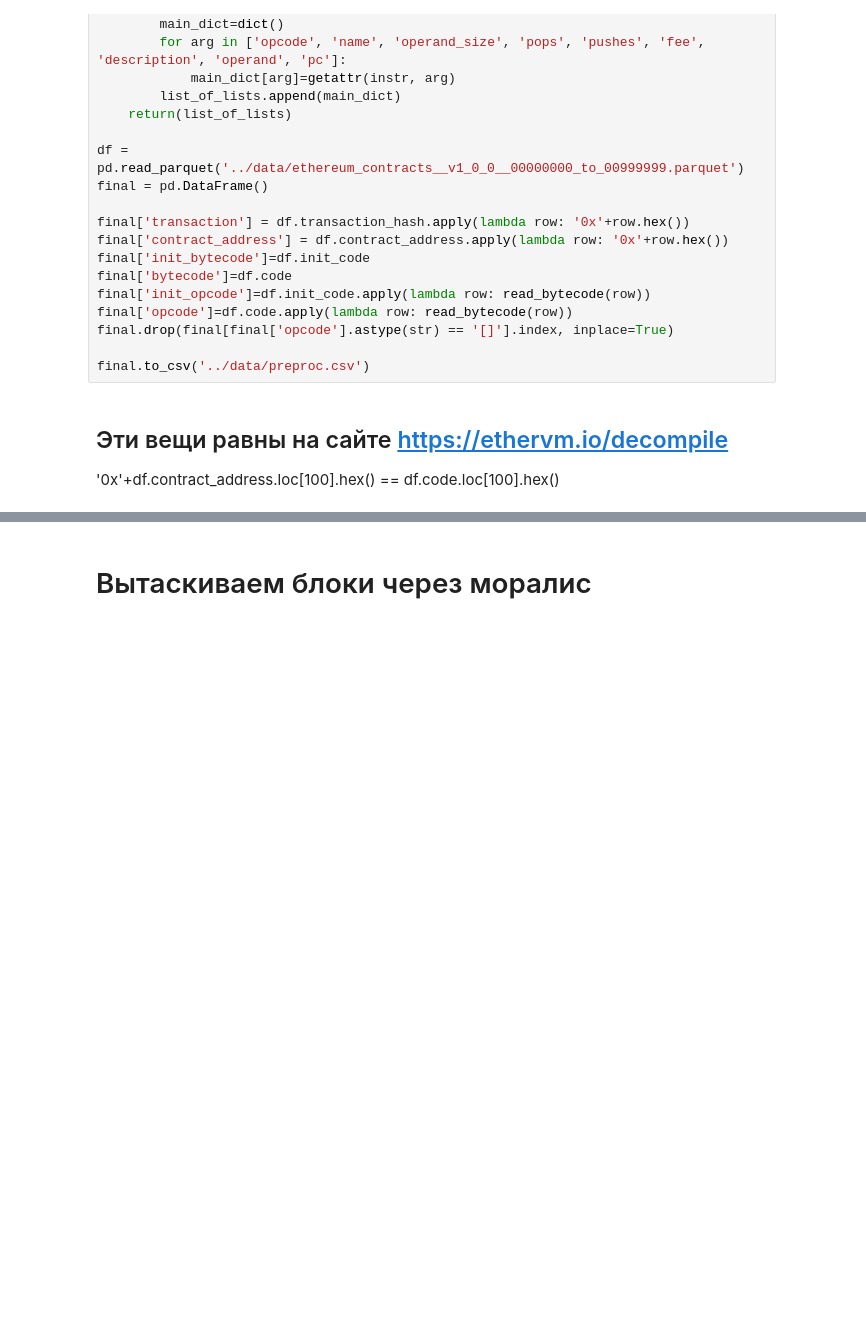
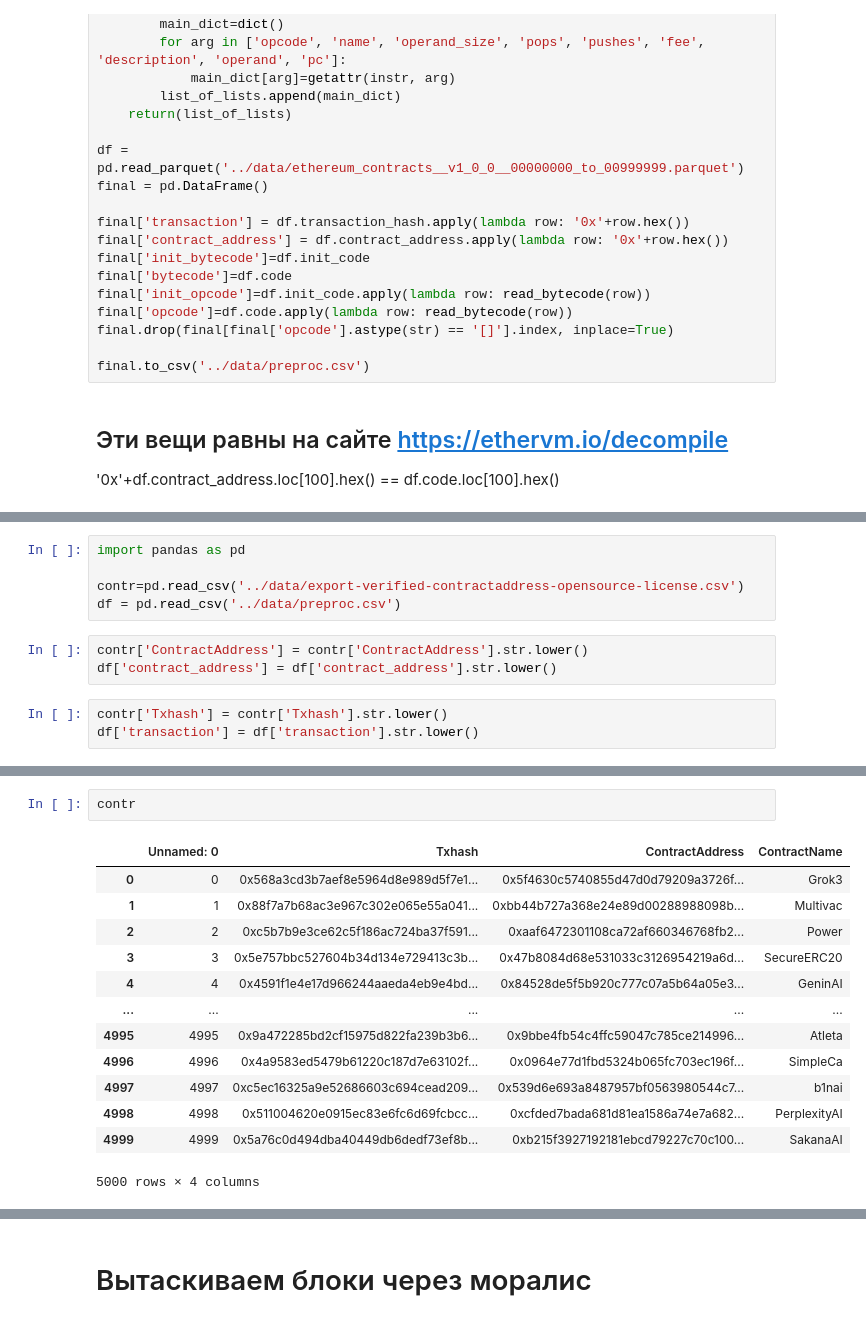
Before and after one commit to LiD022/BlockchainDiploma, a Jupyter notebook: notebooks/test.ipynb, the cells around one changed output, grey strips where cells are left out. Saved outputs shown, nothing was run; the diff lists cells and outputs as text; blank space fills up the shorter version.

```diff
--- a/notebooks/test.ipynb
+++ b/notebooks/test.ipynb
@@ -45,0 +48,11 @@ final.to_csv('../data/preproc.csv')
+# %%
+import pandas as pd
+
+contr=pd.read_csv('../data/export-verified-contractaddress-opensource-license.csv')
+df = pd.read_csv('../data/preproc.csv')
+# %%
+contr['ContractAddress'] = contr['ContractAddress'].str.lower()
+df['contract_address'] = df['contract_address'].str.lower()
+# %%
+contr['Txhash'] = contr['Txhash'].str.lower()
+df['transaction'] = df['transaction'].str.lower()
@@ -45,0 +85,16 @@ final.to_csv('../data/preproc.csv')
+# %%
+contr
+# %% [output]
+|  | Unnamed: 0 | Txhash | ContractAddress | ContractName |
+| 0 | 0 | 0x568a3cd3b7aef8e5964d8e989d5f7e1... | 0x5f4630c5740855d47d0d79209a3726f... | Grok3 |
+| 1 | 1 | 0x88f7a7b68ac3e967c302e065e55a041... | 0xbb44b727a368e24e89d00288988098b... | Multivac |
+| 2 | 2 | 0xc5b7b9e3ce62c5f186ac724ba37f591... | 0xaaf6472301108ca72af660346768fb2... | Power |
+| 3 | 3 | 0x5e757bbc527604b34d134e729413c3b... | 0x47b8084d68e531033c3126954219a6d... | SecureERC20 |
+| 4 | 4 | 0x4591f1e4e17d966244aaeda4eb9e4bd... | 0x84528de5f5b920c777c07a5b64a05e3... | GeninAI |
+| ... | ... | ... | ... | ... |
+| 4995 | 4995 | 0x9a472285bd2cf15975d822fa239b3b6... | 0x9bbe4fb54c4ffc59047c785ce214996... | Atleta |
+| 4996 | 4996 | 0x4a9583ed5479b61220c187d7e63102f... | 0x0964e77d1fbd5324b065fc703ec196f... | SimpleCa |
+| 4997 | 4997 | 0xc5ec16325a9e52686603c694cead209... | 0x539d6e693a8487957bf0563980544c7... | b1nai |
+| 4998 | 4998 | 0x511004620e0915ec83e6fc6d69fcbcc... | 0xcfded7bada681d81ea1586a74e7a682... | PerplexityAI |
+| 4999 | 4999 | 0x5a76c0d494dba40449db6dedf73ef8b... | 0xb215f3927192181ebcd79227c70c100... | SakanaAI |
+5000 rows × 4 columns
```
Also changed, not shown: parts of 13 cells of this notebook, 1 other file.
